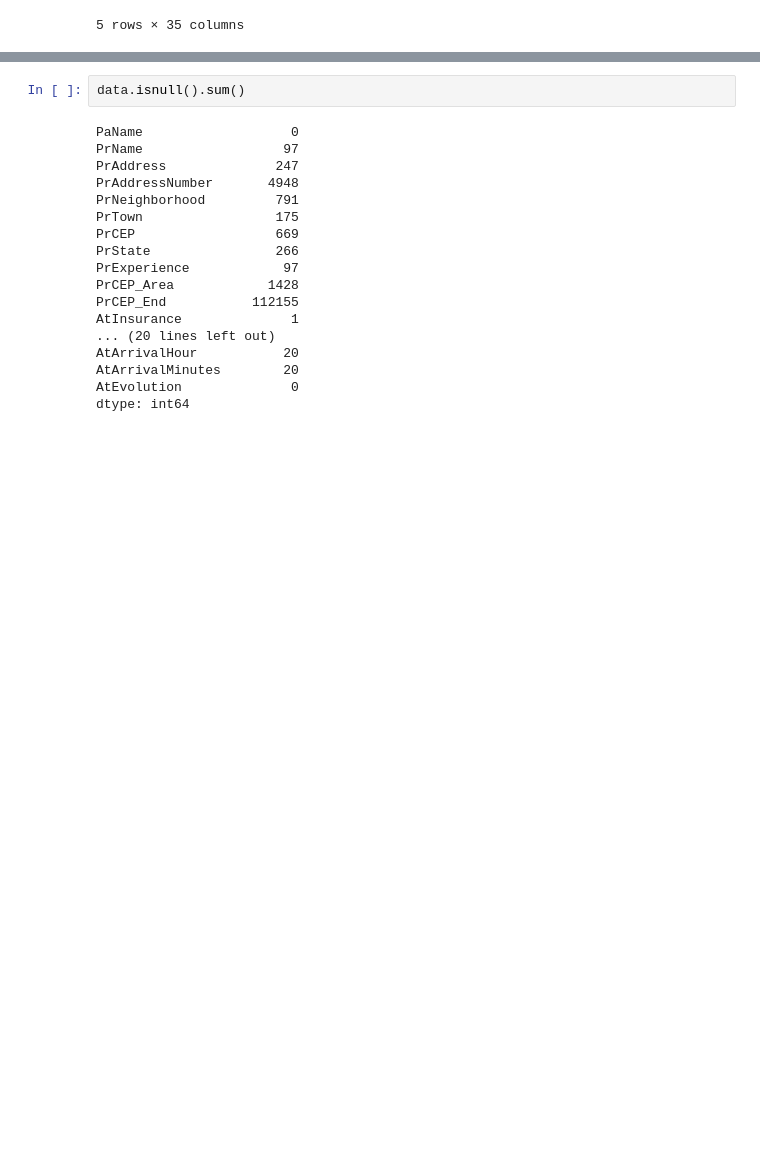
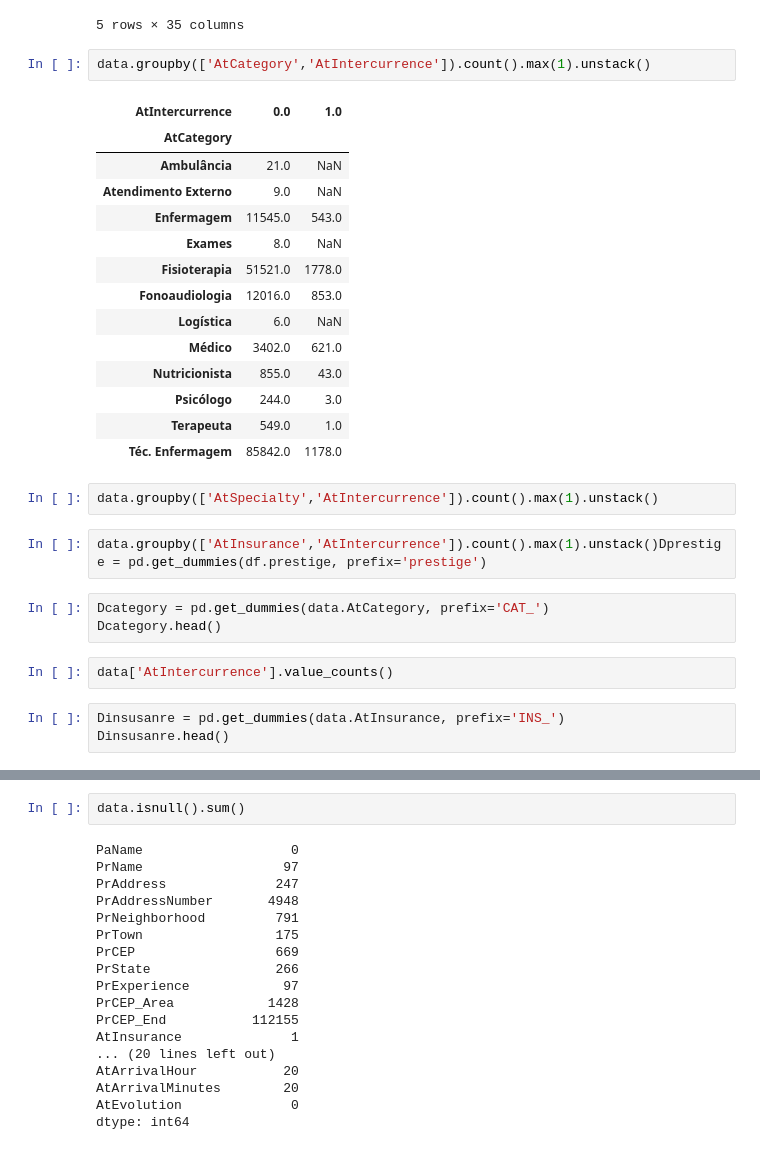
Before and after one commit to fagundesdeveloper/FelipeFagundes_GA, a Jupyter notebook: Final.ipynb, the cells around one changed output, grey strips where cells are left out. Drawn from its saved outputs; the diff is of its cells as text; blank space fills up the shorter version.

```diff
--- a/Final.ipynb
+++ b/Final.ipynb
@@ -24,3 +24,32 @@ data.head()
 | 3 | Joaquim Ignacio de Souza Netto | Marcelo Monteiro | Rua Alcides de Paiva Monteiro | 128 | Jardim das Palmeiras | São Paulo | 05883-250 | SP | 2 - 5 anos | ... |
 | 4 | Gabriel Nardi Martins | Thiago Henrique Fomino Hayashida | Rua Lefosse | NaN | Vila Invernada | São Paulo | 03349-015 | SP | 0 - 2 anos | ... |
 5 rows × 35 columns
+# %%
+data.groupby(['AtCategory','AtIntercurrence']).count().max(1).unstack()
+# %% [output]
+| AtIntercurrence | 0.0 | 1.0 |
+| AtCategory |  |  |
+| Ambulância | 21.0 | NaN |
+| Atendimento Externo | 9.0 | NaN |
+| Enfermagem | 11545.0 | 543.0 |
+| Exames | 8.0 | NaN |
+| Fisioterapia | 51521.0 | 1778.0 |
+| Fonoaudiologia | 12016.0 | 853.0 |
+| Logística | 6.0 | NaN |
+| Médico | 3402.0 | 621.0 |
+| Nutricionista | 855.0 | 43.0 |
+| Psicólogo | 244.0 | 3.0 |
+| Terapeuta | 549.0 | 1.0 |
+| Téc. Enfermagem | 85842.0 | 1178.0 |
+# %%
+data.groupby(['AtSpecialty','AtIntercurrence']).count().max(1).unstack()
+# %%
+data.groupby(['AtInsurance','AtIntercurrence']).count().max(1).unstack()Dprestige = pd.get_dummies(df.prestige, prefix='prestige')
+# %%
+Dcategory = pd.get_dummies(data.AtCategory, prefix='CAT_')
+Dcategory.head()
+# %%
+data['AtIntercurrence'].value_counts()
+# %%
+Dinsusanre = pd.get_dummies(data.AtInsurance, prefix='INS_')
+Dinsusanre.head()
```
Also changed, not shown: parts of 29 cells of this notebook, 46 other files.
